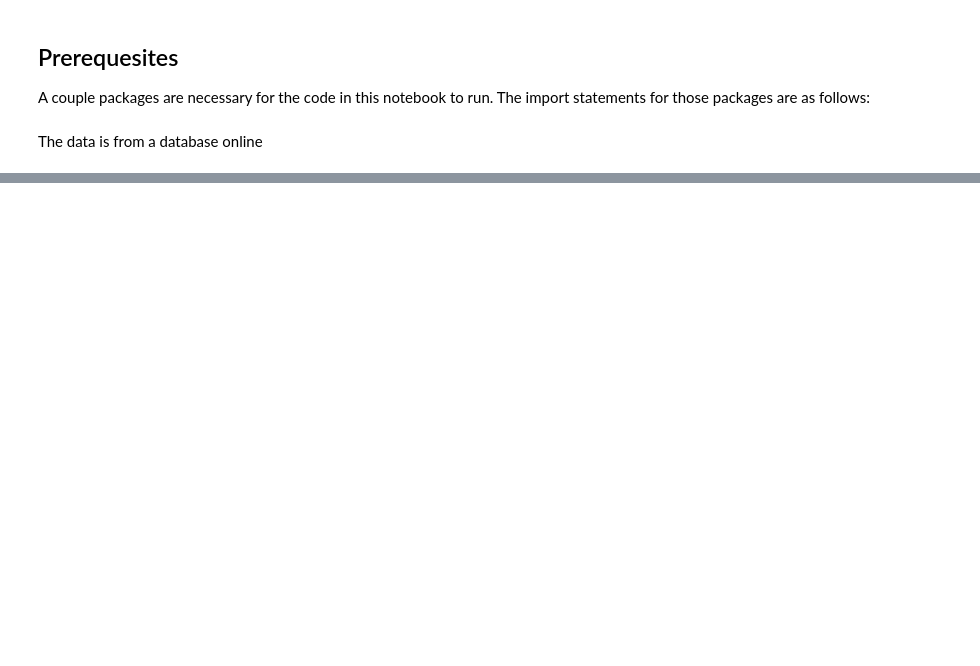
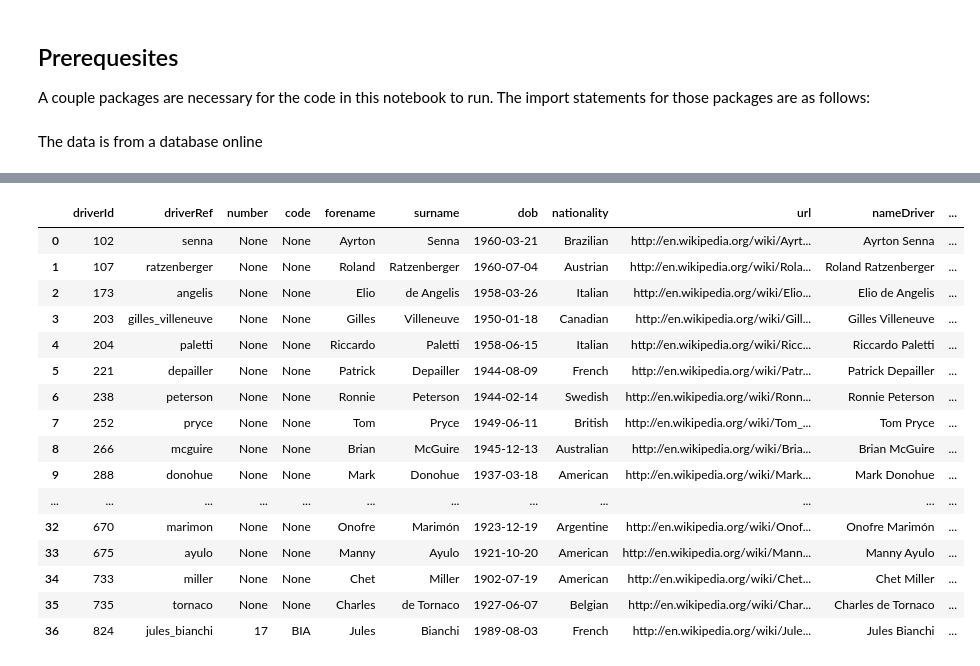
Before and after one commit to kjchu09/kjchu09.github.io, a Jupyter notebook: index.ipynb, the cells around one changed output, grey strips where cells are left out. Drawn from its saved outputs; the diff is of its cells as text; code cells hidden in the pictures; blank space fills up the shorter version.

```diff
--- a/index.ipynb
+++ b/index.ipynb
@@ -286,0 +345,23 @@ pandasql.sqldf("""
+# %%
+pandasql.sqldf("""
+    SELECT *
+    FROM drivers JOIN fatalities ON drivers.url = fatalities.urlDriver
+""", globals())
+# %% [output]
+|  | driverId | driverRef | number | code | forename | surname | dob | nationality | url | nameDriver | ... |
+| 0 | 102 | senna | None | None | Ayrton | Senna | 1960-03-21 | Brazilian | http://en.wikipedia.org/wiki/Ayrt... | Ayrton Senna | ... |
+| 1 | 107 | ratzenberger | None | None | Roland | Ratzenberger | 1960-07-04 | Austrian | http://en.wikipedia.org/wiki/Rola... | Roland Ratzenberger | ... |
+| 2 | 173 | angelis | None | None | Elio | de Angelis | 1958-03-26 | Italian | http://en.wikipedia.org/wiki/Elio... | Elio de Angelis | ... |
+| 3 | 203 | gilles_villeneuve | None | None | Gilles | Villeneuve | 1950-01-18 | Canadian | http://en.wikipedia.org/wiki/Gill... | Gilles Villeneuve | ... |
+| 4 | 204 | paletti | None | None | Riccardo | Paletti | 1958-06-15 | Italian | http://en.wikipedia.org/wiki/Ricc... | Riccardo Paletti | ... |
+| 5 | 221 | depailler | None | None | Patrick | Depailler | 1944-08-09 | French | http://en.wikipedia.org/wiki/Patr... | Patrick Depailler | ... |
+| 6 | 238 | peterson | None | None | Ronnie | Peterson | 1944-02-14 | Swedish | http://en.wikipedia.org/wiki/Ronn... | Ronnie Peterson | ... |
+| 7 | 252 | pryce | None | None | Tom | Pryce | 1949-06-11 | British | http://en.wikipedia.org/wiki/Tom_... | Tom Pryce | ... |
+| 8 | 266 | mcguire | None | None | Brian | McGuire | 1945-12-13 | Australian | http://en.wikipedia.org/wiki/Bria... | Brian McGuire | ... |
+| 9 | 288 | donohue | None | None | Mark | Donohue | 1937-03-18 | American | http://en.wikipedia.org/wiki/Mark... | Mark Donohue | ... |
+| ... | ... | ... | ... | ... | ... | ... | ... | ... | ... | ... | ... |
+| 32 | 670 | marimon | None | None | Onofre | Marimón | 1923-12-19 | Argentine | http://en.wikipedia.org/wiki/Onof... | Onofre Marimón | ... |
+| 33 | 675 | ayulo | None | None | Manny | Ayulo | 1921-10-20 | American | http://en.wikipedia.org/wiki/Mann... | Manny Ayulo | ... |
+| 34 | 733 | miller | None | None | Chet | Miller | 1902-07-19 | American | http://en.wikipedia.org/wiki/Chet... | Chet Miller | ... |
+| 35 | 735 | tornaco | None | None | Charles | de Tornaco | 1927-06-07 | Belgian | http://en.wikipedia.org/wiki/Char... | Charles de Tornaco | ... |
+| 36 | 824 | jules_bianchi | 17 | BIA | Jules | Bianchi | 1989-08-03 | French | http://en.wikipedia.org/wiki/Jule... | Jules Bianchi | ... |
```
Also changed, not shown: parts of 9 cells of this notebook.
